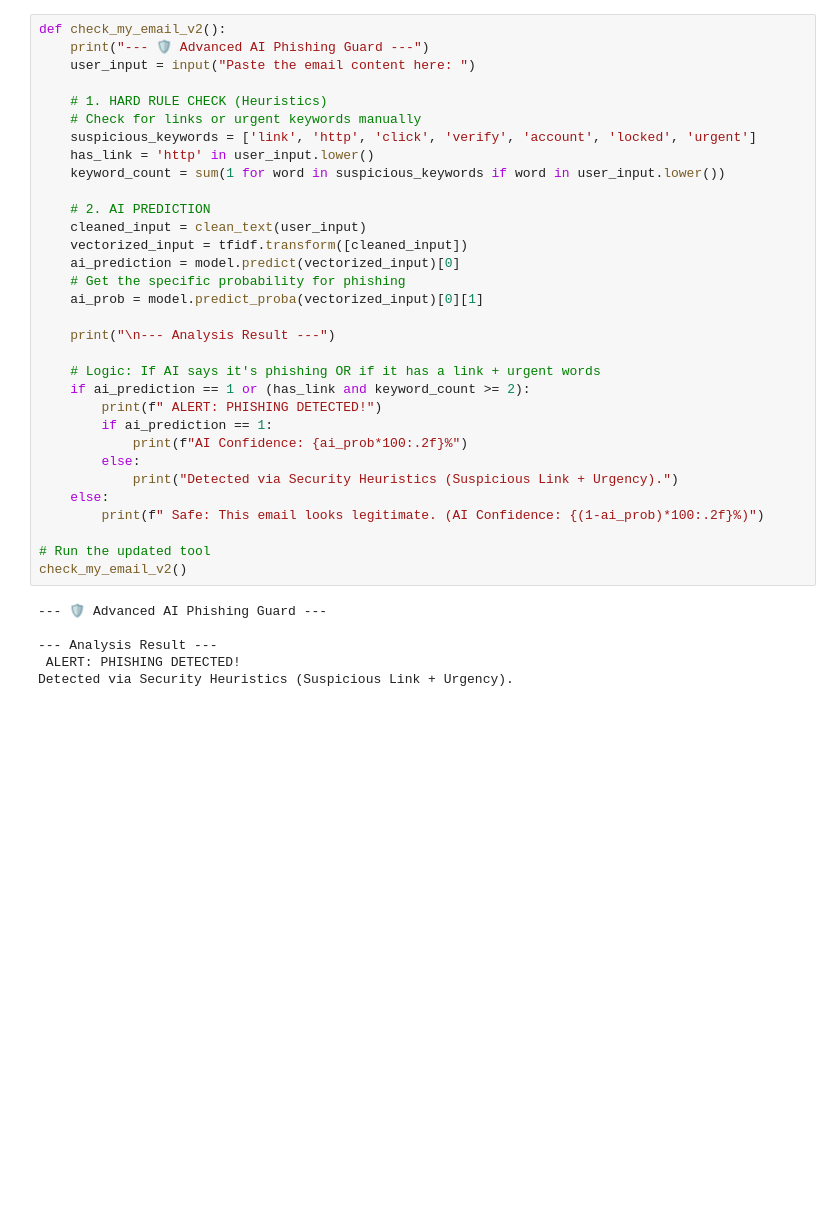
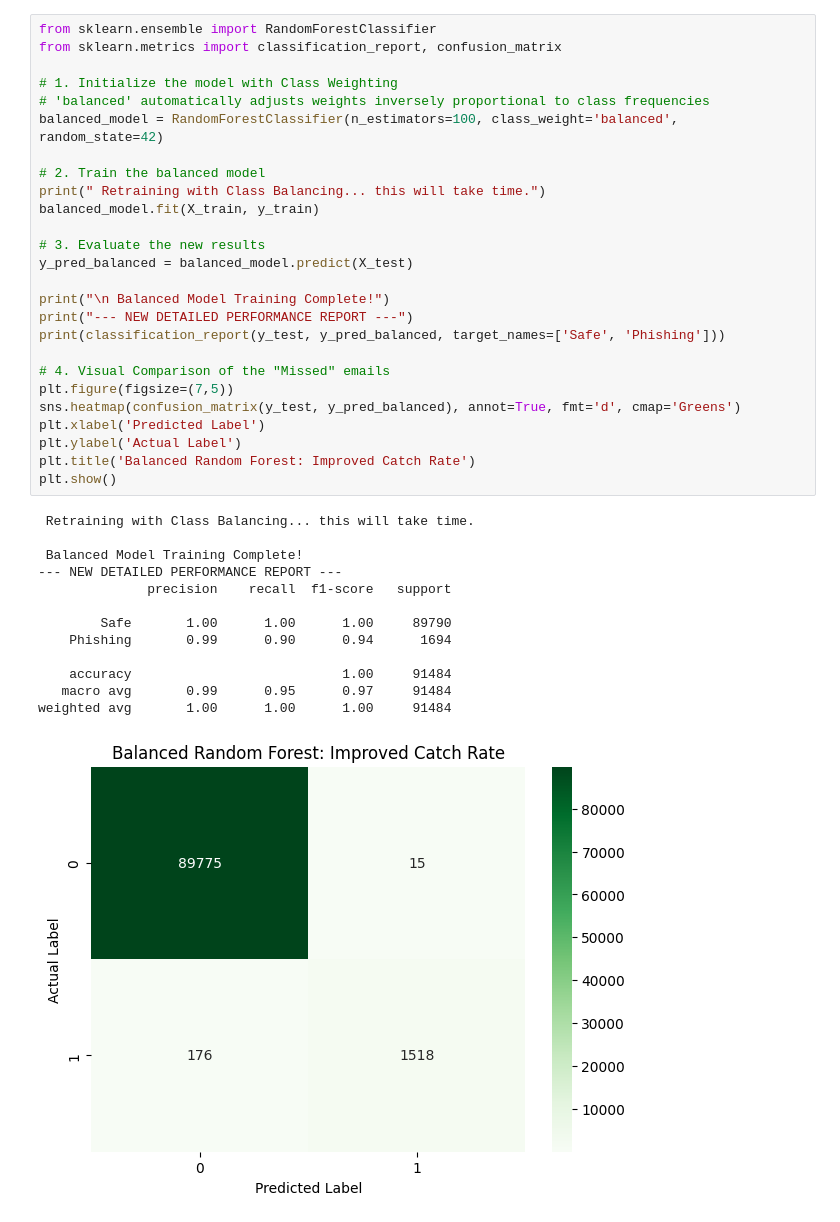
Before and after one commit to chaima-khoualdia/Security-Projectt, a Jupyter notebook: .ipynb, the cells around one changed output. Cells and saved outputs as stored; diff of their text form; blank space fills up the shorter version.

```diff
--- a/.ipynb
+++ b/.ipynb
@@ -264,38 +243,40 @@ Result:  This email seems Safe.
-# %%
-def check_my_email_v2():
-    print("--- 🛡️ Advanced AI Phishing Guard ---")
-    user_input = input("Paste the email content here: ")
-
-    # 1. HARD RULE CHECK (Heuristics)
-    # Check for links or urgent keywords manually
-    suspicious_keywords = ['link', 'http', 'click', 'verify', 'account', 'locked', 'urgent']
-    has_link = 'http' in user_input.lower()
-    keyword_count = sum(1 for word in suspicious_keywords if word in user_input.lower())
-
-    # 2. AI PREDICTION
-    cleaned_input = clean_text(user_input)
-    vectorized_input = tfidf.transform([cleaned_input])
-    ai_prediction = model.predict(vectorized_input)[0]
-    # Get the specific probability for phishing
-    ai_prob = model.predict_proba(vectorized_input)[0][1]
-
-    print("\n--- Analysis Result ---")
-
-    # Logic: If AI says it's phishing OR if it has a link + urgent words
-    if ai_prediction == 1 or (has_link and keyword_count >= 2):
-        print(f" ALERT: PHISHING DETECTED!")
-        if ai_prediction == 1:
-            print(f"AI Confidence: {ai_prob*100:.2f}%")
-        else:
-            print("Detected via Security Heuristics (Suspicious Link + Urgency).")
-    else:
-        print(f" Safe: This email looks legitimate. (AI Confidence: {(1-ai_prob)*100:.2f}%)")
-
-# Run the updated tool
-check_my_email_v2()
-# %% [output]
---- 🛡️ Advanced AI Phishing Guard ---
-
---- Analysis Result ---
- ALERT: PHISHING DETECTED!
-Detected via Security Heuristics (Suspicious Link + Urgency).
+# %%
+from sklearn.ensemble import RandomForestClassifier
+from sklearn.metrics import classification_report, confusion_matrix
+
+# 1. Initialize the model with Class Weighting
+# 'balanced' automatically adjusts weights inversely proportional to class frequencies
+balanced_model = RandomForestClassifier(n_estimators=100, class_weight='balanced', random_state=42)
+
+# 2. Train the balanced model
+print(" Retraining with Class Balancing... this will take time.")
+balanced_model.fit(X_train, y_train)
+
+# 3. Evaluate the new results
+y_pred_balanced = balanced_model.predict(X_test)
+
+print("\n Balanced Model Training Complete!")
+print("--- NEW DETAILED PERFORMANCE REPORT ---")
+print(classification_report(y_test, y_pred_balanced, target_names=['Safe', 'Phishing']))
+
+# 4. Visual Comparison of the "Missed" emails
+plt.figure(figsize=(7,5))
+sns.heatmap(confusion_matrix(y_test, y_pred_balanced), annot=True, fmt='d', cmap='Greens')
+plt.xlabel('Predicted Label')
+plt.ylabel('Actual Label')
+plt.title('Balanced Random Forest: Improved Catch Rate')
+plt.show()
+# %% [output]
+ Retraining with Class Balancing... this will take time.
+
+ Balanced Model Training Complete!
+--- NEW DETAILED PERFORMANCE REPORT ---
+              precision    recall  f1-score   support
+
+        Safe       1.00      1.00      1.00     89790
+    Phishing       0.99      0.90      0.94      1694
+
+    accuracy                           1.00     91484
+   macro avg       0.99      0.95      0.97     91484
+weighted avg       1.00      1.00      1.00     91484
+[figure, added]
```
Also changed, not shown: parts of 16 cells of this notebook, 2 other files.
